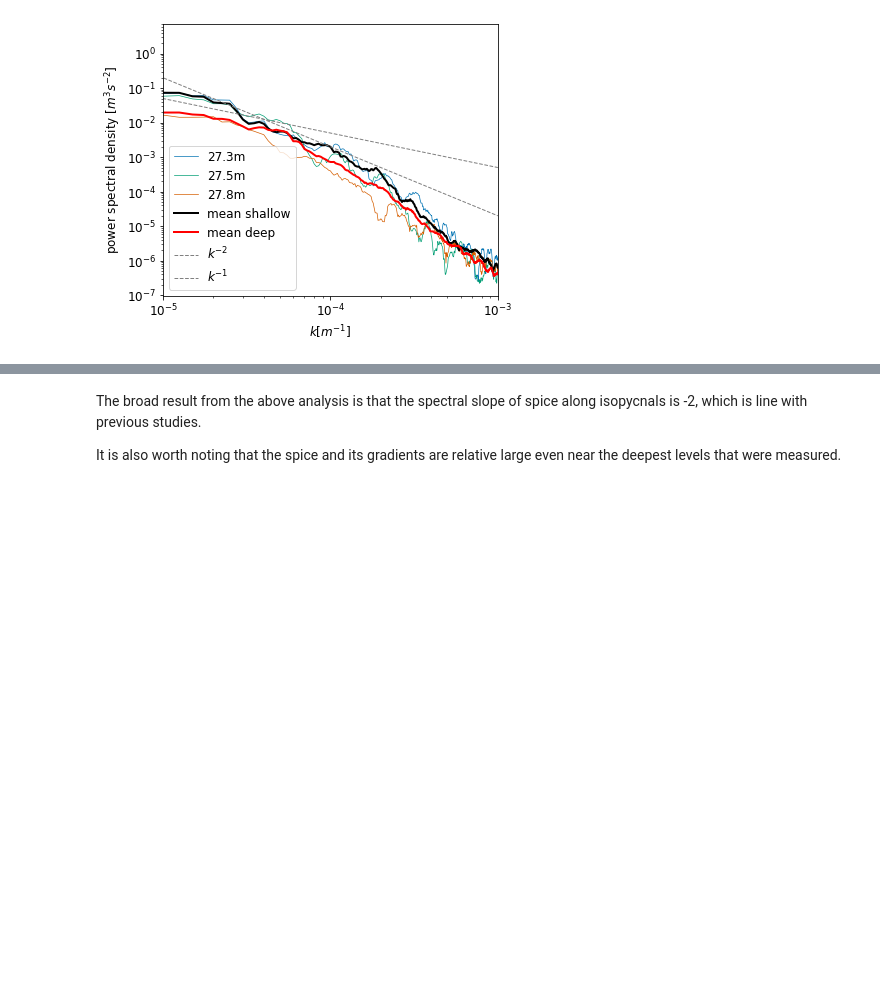
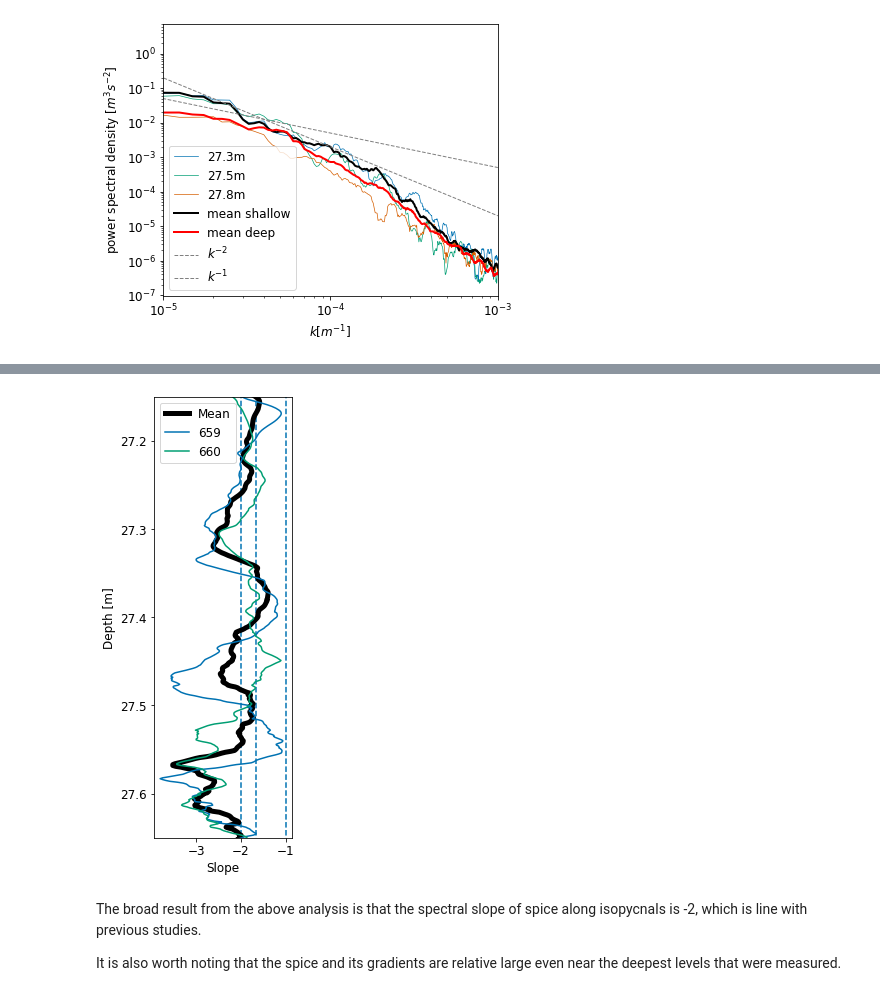
Before and after one commit to dhruvbalwada/sogos, a Jupyter notebook: notebooks/notebooks_variability_paper/along_isopycnal_spice_spectral_analysis_v2.ipynb, the cells around one changed output, grey strips where cells are left out. Drawn from its saved outputs; the diff is of its cells as text; code cells hidden in the pictures; blank space fills up the shorter version.

```diff
--- a/notebooks/notebooks_variability_paper/along_isopycnal_spice_spectral_analysis_v2.ipynb
+++ b/notebooks/notebooks_variability_paper/along_isopycnal_spice_spectral_analysis_v2.ipynb
@@ -497,3 +584,44 @@ plt.xlim([1/100e3, 1/1e3])
+# %%
+npres = len(ds_mean_freq.rho_grid)
+m_mean = np.zeros((npres,))
+m_659 = np.zeros((npres,))
+m_660 = np.zeros((npres,))
+
+for i in range(npres):
+    ds_temp  = ds_mean_freq_sec.Spice.isel(rho_grid=i).sel(freq=slice(8/10, 24/10))
+    x = ds_temp.freq.values
+    y = ds_temp.values
+    m_mean[i],b = np.polyfit(np.log(x), np.log(y),1)
+
+    ds_temp  = ds_659_freq_sec.Spice.isel(rho_grid=i).sel(freq=slice(8/10, 24/10))
+    x = ds_temp.freq.values
+    y = ds_temp.values
+    m_659[i],b = np.polyfit(np.log(x), np.log(y),1)
+
+    ds_temp  = ds_660_freq_sec.Spice.isel(rho_grid=i).sel(freq=slice(8/10, 24/10))
+    x = ds_temp.freq.values
+    y = ds_temp.values
+    m_660[i],b = np.polyfit(np.log(x), np.log(y),1)
+# %%
+plt.figure(figsize=(3,7))
+
+plt.plot(m_mean, ds_mean_freq.rho_grid, color='k', linewidth=5, label='Mean')
+plt.plot(m_659, ds_mean_freq.rho_grid, label='659' )
+plt.plot(m_660, ds_mean_freq.rho_grid, label='660')
+plt.gca().invert_yaxis()
+
+plt.vlines([-2, -5/3, -1], 27.1, 27.7, linestyles='--')
+plt.legend()
+#plt.xlim([-2.2, -1.2])
+plt.xlabel('Slope')
+plt.ylabel('Depth [m]')
+#plt.ylim([950, 0])
+plt.ylim([27.65, 27.15])
+plt.tight_layout()
+
+#plt.savefig('figures/figure_rho_spec_panel2.pdf')
+# %% [output]
+[figure, added]
 # %% [markdown]
 The broad result from the above analysis is that the spectral slope of spice along isopycnals is -2, which is line with previous studies.
 
```
Also changed, not shown: parts of 13 cells of this notebook.
